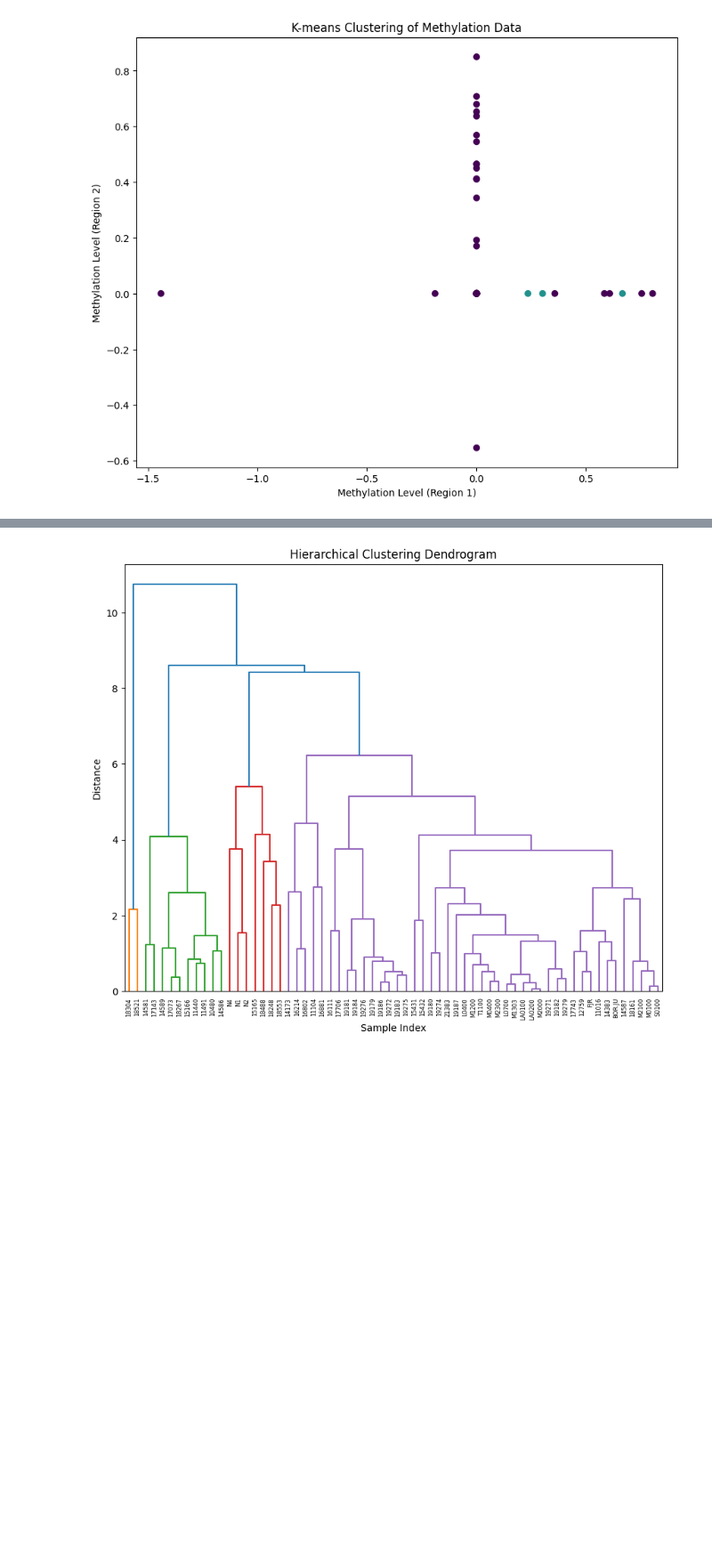
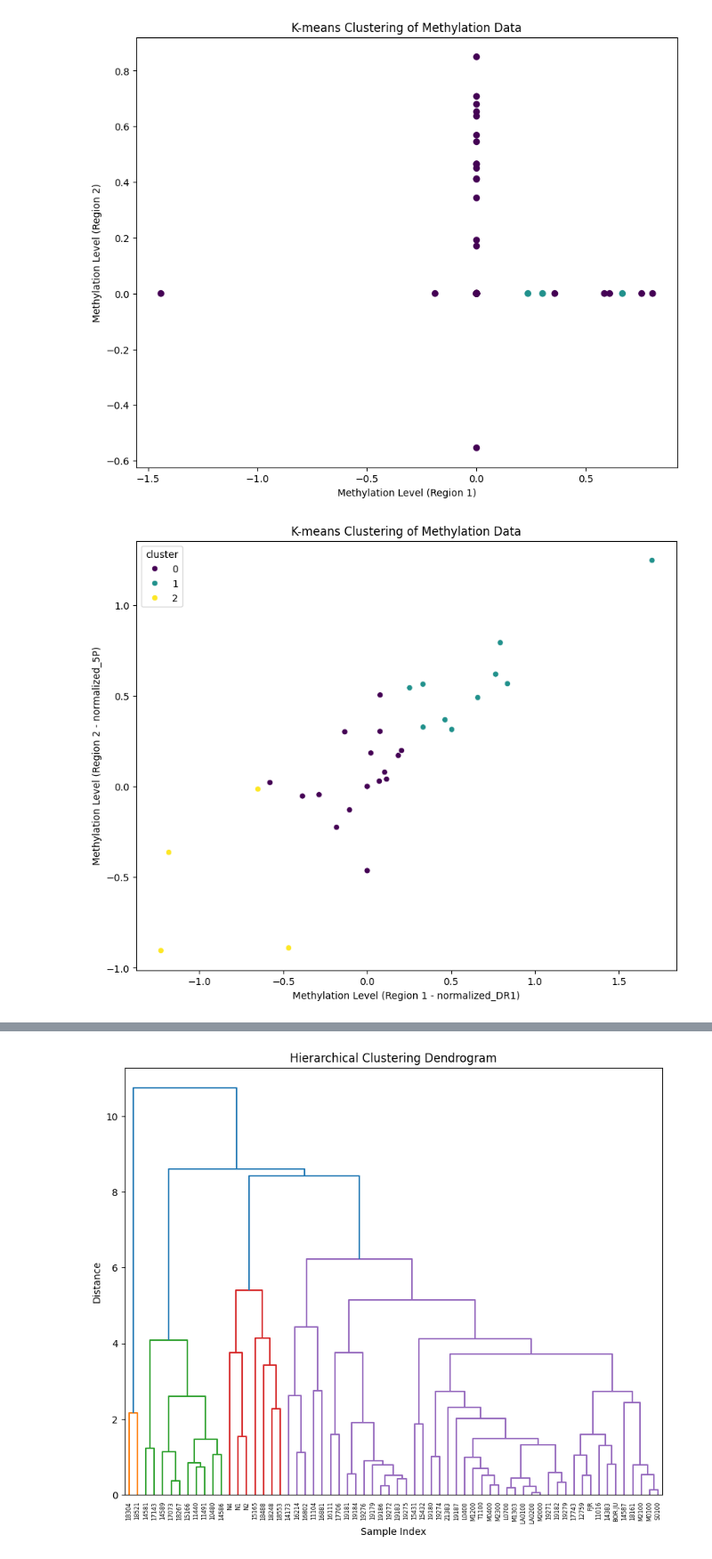
Before and after one commit to katherinewxu/iGEM_modeling, a Jupyter notebook: methyl-seq/methyl-seq.ipynb, the cells around one changed output, grey strips where cells are left out. Shown at 89% size. Cells and saved outputs as stored; diff of their text form; code cells hidden in the pictures; blank space fills up the shorter version.

Commit message:
methyl seq

```diff
--- a/methyl-seq/methyl-seq.ipynb
+++ b/methyl-seq/methyl-seq.ipynb
@@ -8,9 +8,8 @@ from statsmodels.stats.multitest import multipletests
 from sklearn.cluster import KMeans
 from scipy.cluster.hierarchy import dendrogram, linkage
 # %%
-# Load preprocessed methylation data
-# Assuming data contains columns: 'sample_id', 'region', 'methylation_level', 'condition'
-df = pd.read_csv('/Users/katherine/Desktop/preprocessed_methylation_data.csv')
+# Load methylation data
+df = pd.read_csv('/Users/katherine/Desktop/iGEM/methylData/preprocessed_methylation_data.csv')
 
 # Display the first few rows to ensure data is loaded correctly
 print(df.head())
@@ -93,3 +92,25 @@ plt.title('K-means Clustering of Methylation Data')
 plt.show()
 # %% [output]
 [figure]
+# %%
+# Select two columns for clustering
+region1 = 'normalized_DR1'
+region2 = 'normalized_5P'
+# %%
+# Create a matrix for clustering
+methylation_matrix1 = df[['Sample', 'Type', region1, region2]].pivot_table(index='Sample', columns='Type', values=[region1, region2]).fillna(0)
+methylation_matrix1.columns = [f'{col[0]}_{col[1]}' for col in methylation_matrix1.columns]  # Flatten multi-level columns
+# %%
+# Perform K-means clustering
+kmeans = KMeans(n_clusters=3, random_state=0).fit(methylation_matrix1[[f'{region1}_FSHD1', f'{region2}_FSHD1']])
+methylation_matrix1['cluster'] = kmeans.labels_
+# %%
+# Plot clustering results
+plt.figure(figsize=(10, 8))
+sns.scatterplot(x=methylation_matrix1[f'{region1}_FSHD1'], y=methylation_matrix1[f'{region2}_FSHD1'], hue=methylation_matrix1['cluster'], palette='viridis')
+plt.xlabel(f'Methylation Level (Region 1 - {region1})')
+plt.ylabel(f'Methylation Level (Region 2 - {region2})')
+plt.title('K-means Clustering of Methylation Data')
+plt.show()
+# %% [output]
+[figure, added]
```
Also changed, not shown: parts of 16 cells of this notebook, 1 other file.
